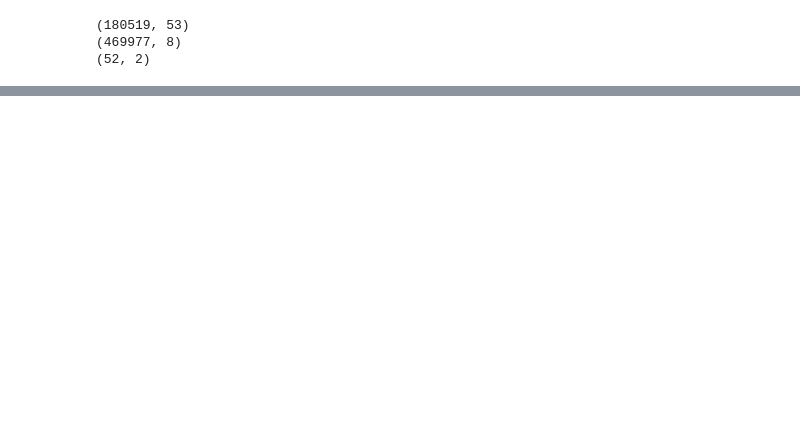
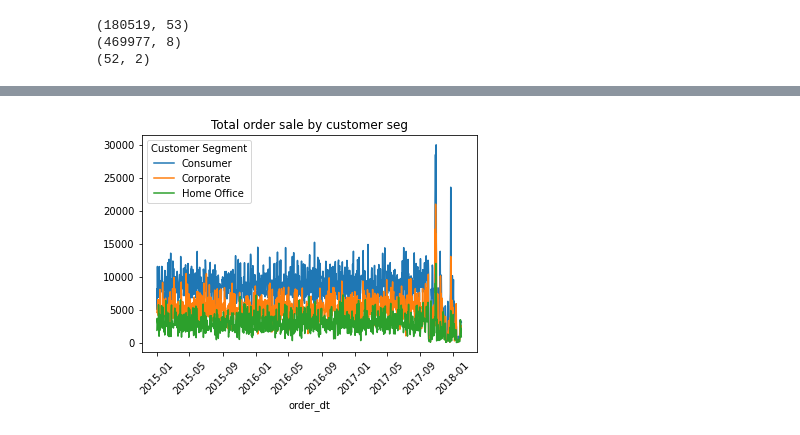
Before and after one commit to nsu1210/Kaggle, a Jupyter notebook: dataco-supply-chain-data-eda.ipynb, the cells around one changed output, grey strips where cells are left out. Drawn from its saved outputs; the diff is of its cells as text; code cells hidden in the pictures; blank space fills up the shorter version.

Commit message:
Kaggle Notebook | DataCo supply chain data - eda | Version 2

```diff
--- a/dataco-supply-chain-data-eda.ipynb
+++ b/dataco-supply-chain-data-eda.ipynb
@@ -28,0 +101,6 @@ data.head()
+# %%
+data['shipping date (DateOrders)'] = pd.to_datetime(data['shipping date (DateOrders)'])
+data['order date (DateOrders)'] = pd.to_datetime(data['order date (DateOrders)'])
+data['ship_ord_diff'] = (data['shipping date (DateOrders)'] - data['order date (DateOrders)']).dt.days
+data['order_dt'] = data['order date (DateOrders)'].dt.date
+data.head()
@@ -28,0 +114,7 @@ data.head()
+# %%
+data.sample(int(len(data)*0.5)).groupby(['order_dt','Customer Segment'])['Sales'].sum().unstack().plot()
+plt.xticks(rotation = 45)
+plt.title('Total order sale by customer seg')
+plt.show()
+# %% [output]
+[figure, added]
```
Also changed, not shown: parts of 14 cells of this notebook.
